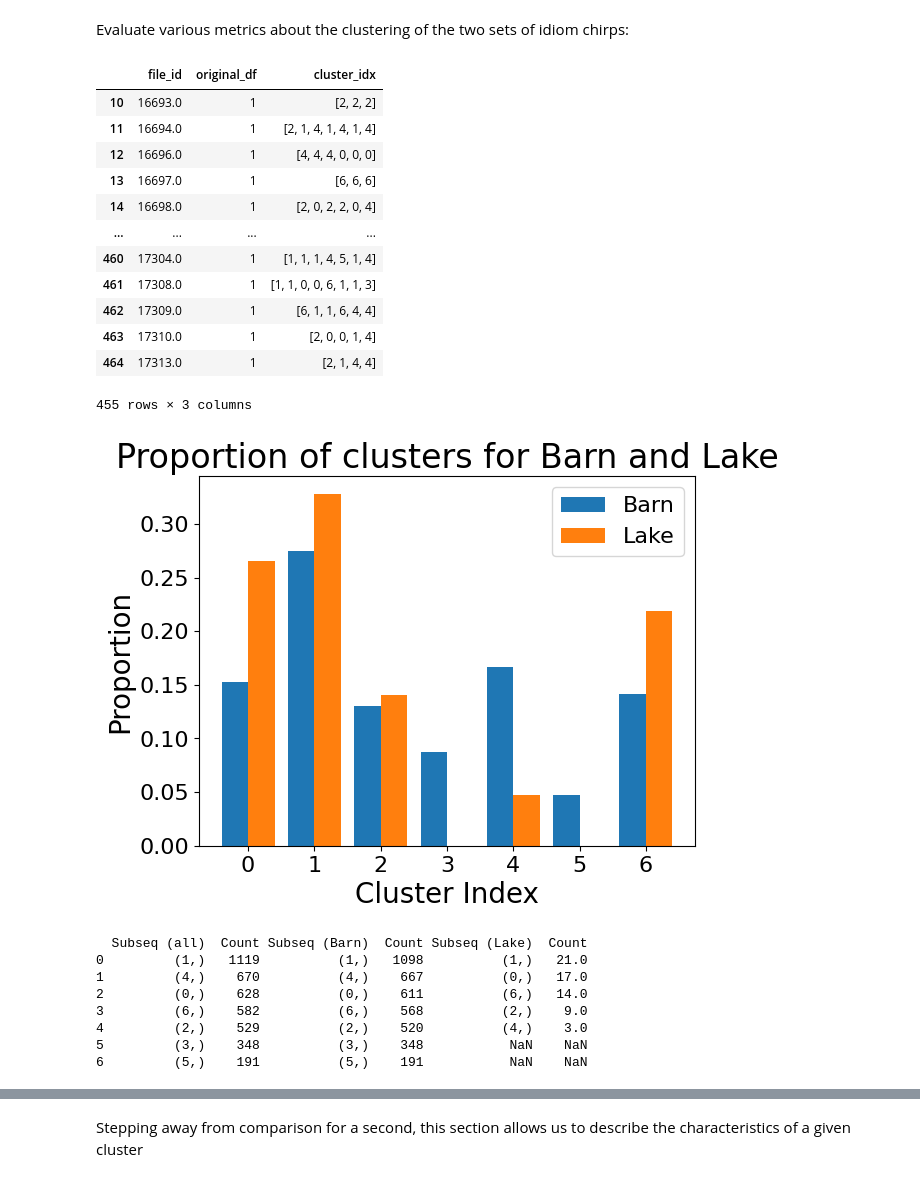
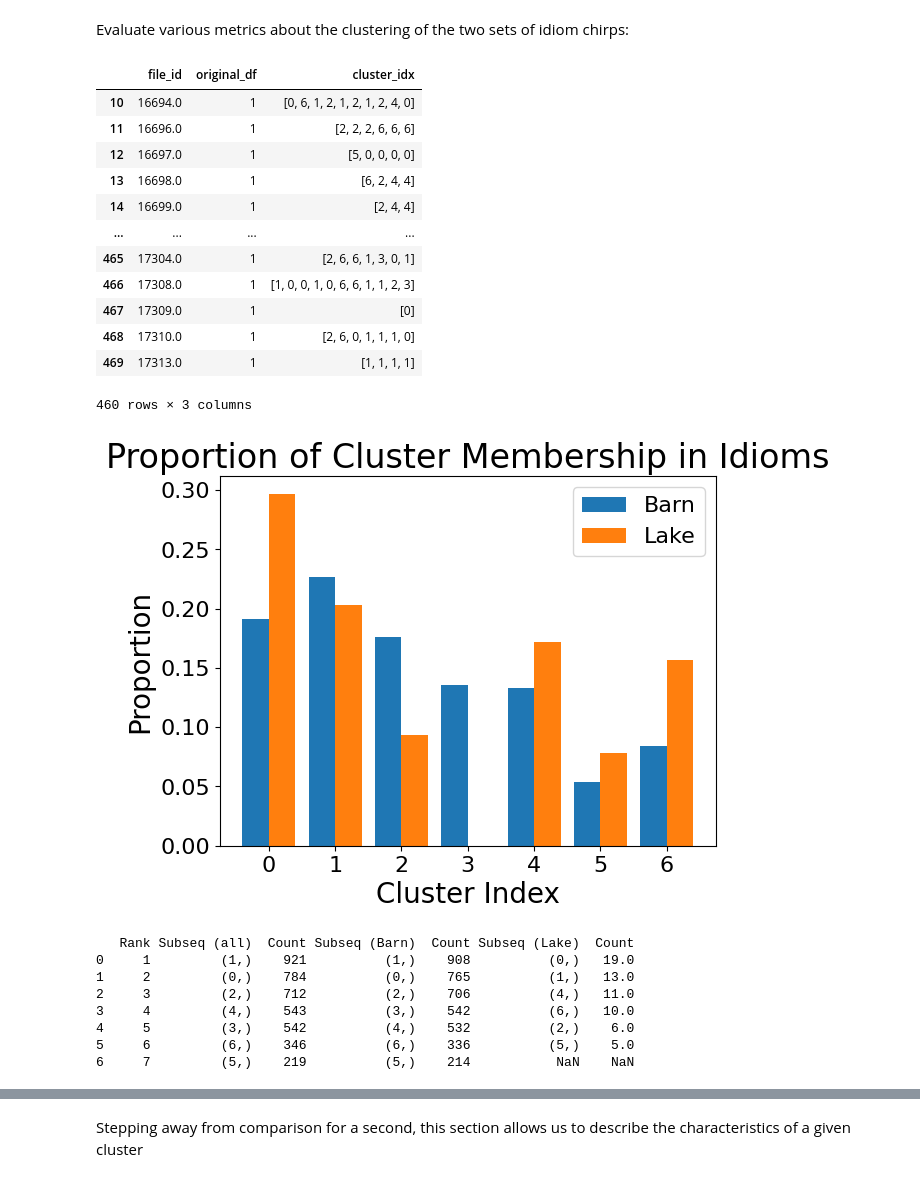
Before and after one commit to paepcke/bats, a Jupyter notebook: src/andrew/compare_results.ipynb, the cells around one changed output, grey strips where cells are left out. Drawn from its saved outputs; the diff is of its cells as text; code cells hidden in the pictures.

```diff
--- a/src/andrew/compare_results.ipynb
+++ b/src/andrew/compare_results.ipynb
@@ -27,12 +27,14 @@ exp_1_name = "Barn"
 exp_2_name = "Lake"
 # %%
 chirp_attributes_1 = pd.read_csv(f"{results_1}/test_set_chirp_attributes.csv")
-chirp_attributes_1 = pd.read_csv(f"{results_1}/all_chirp_measures_scaled.csv")
+chirp_attributes_1 = pd.read_csv(f"{results_1}/all_chirp_measures_scaled_quantile.csv")
+chirp_attributes_1 = pd.read_csv(f"{results_1}/all_chirp_measures_scaled_robust.csv")
 idiom_boundaries_1 = pd.read_csv(f"{results_1}/idiom_boundaries.csv", header=None)
 confidence_measures_1 = pd.read_csv(f"{results_1}/chirp_prediction_confidence_measures.csv")
 
 chirp_attributes_2 = pd.read_csv(f"{results_2}/test_set_chirp_attributes.csv")
-chirp_attributes_2 = pd.read_csv(f"{results_2}/all_chirp_measures_scaled.csv")
+chirp_attributes_2 = pd.read_csv(f"{results_2}/all_chirp_measures_scaled_quantile.csv")
+chirp_attributes_2 = pd.read_csv(f"{results_2}/all_chirp_measures_scaled_robust.csv")
 idiom_boundaries_2 = pd.read_csv(f"{results_2}/idiom_boundaries.csv", header=None)
 confidence_measures_2 = pd.read_csv(f"{results_2}/chirp_prediction_confidence_measures.csv")
 # %%
@@ -158,6 +160,6 @@ idiom_chirp_attributes
 4067 rows × 41 columns
 # %%
-NO_AMP = 2 # set to 0 to keep all amp features, 1 to remove [Amp1stQrtl, Amp2ndQrtl, Amp3rdQrtl, Amp4thQrtl], 2 to remove all amp features
+NO_AMP = 0 # set to 0 to keep all amp features, 1 to remove [Amp1stQrtl, Amp2ndQrtl, Amp3rdQrtl, Amp4thQrtl], 2 to remove all amp features
 
 idiom_chirp_data = idiom_chirp_attributes.loc[:, 'PrecedingIntrvl':'AmpK@start'].to_numpy()
 
@@ -348,36 +352,36 @@ idiom_label_sequences = idiom_chirp_attributes.groupby(["file_id", "original_df"
 idiom_label_sequences.loc[idiom_label_sequences["original_df"] == 1]
 # %% [output]
 |  | file_id | original_df | cluster_idx |
-| 10 | 16693.0 | 1 | [2, 2, 2] |
-| 11 | 16694.0 | 1 | [2, 1, 4, 1, 4, 1, 4] |
-| 12 | 16696.0 | 1 | [4, 4, 4, 0, 0, 0] |
-| 13 | 16697.0 | 1 | [6, 6, 6] |
-| 14 | 16698.0 | 1 | [2, 0, 2, 2, 0, 4] |
+| 10 | 16694.0 | 1 | [0, 6, 1, 2, 1, 2, 1, 2, 4, 0] |
+| 11 | 16696.0 | 1 | [2, 2, 2, 6, 6, 6] |
+| 12 | 16697.0 | 1 | [5, 0, 0, 0, 0] |
+| 13 | 16698.0 | 1 | [6, 2, 4, 4] |
+| 14 | 16699.0 | 1 | [2, 4, 4] |
 | ... | ... | ... | ... |
-| 460 | 17304.0 | 1 | [1, 1, 1, 4, 5, 1, 4] |
-| 461 | 17308.0 | 1 | [1, 1, 0, 0, 6, 1, 1, 3] |
-| 462 | 17309.0 | 1 | [6, 1, 1, 6, 4, 4] |
-| 463 | 17310.0 | 1 | [2, 0, 0, 1, 4] |
-| 464 | 17313.0 | 1 | [2, 1, 4, 4] |
+| 465 | 17304.0 | 1 | [2, 6, 6, 1, 3, 0, 1] |
+| 466 | 17308.0 | 1 | [1, 0, 0, 1, 0, 6, 6, 1, 1, 2, 3] |
+| 467 | 17309.0 | 1 | [0] |
+| 468 | 17310.0 | 1 | [2, 6, 0, 1, 1, 1, 0] |
+| 469 | 17313.0 | 1 | [1, 1, 1, 1] |
-455 rows × 3 columns
+460 rows × 3 columns
 # %%
 # FIGURE: 12.1
 
 # plot a histogram of cluster indices across the two experiments
 first_exp_clusters = idiom_chirp_attributes.loc[idiom_chirp_attributes["original_df"] == 1]['cluster_idx'].values
 second_exp_clusters = idiom_chirp_attributes.loc[idiom_chirp_attributes["original_df"] == 2]['cluster_idx'].values
 plt.hist([first_exp_clusters, second_exp_clusters],
          bins=(np.arange(min(chirp_labels), max(chirp_labels) + 2) - 0.5),
          density=True,
         #  stacked=True,
          )
 plt.xticks(range(min(chirp_labels), max(chirp_labels) + 1))
-plt.title(f"Proportion of clusters for {exp_1_name} and {exp_2_name}")
+plt.title(f"Proportion of Cluster Membership in Idioms")
 plt.xlabel("Cluster Index")
 plt.ylabel("Proportion")
 plt.legend([exp_1_name, exp_2_name]);
 # %% [output]
-[figure, old version]
+[figure, new version]
 # %%
 # FIGURE: 12.2
 
@@ -400,13 +404,15 @@ subseq_exp2 = most_common_subsequences(idiom_label_sequences.loc[idiom_label_seq
 subseq_all = pd.DataFrame(subseq_all, columns=[f'{"Subseq" if SUBSEQ_TYPE == "all" else SUBSEQ_TYPE} (all)', 'Count'])
 subseq_exp1 = pd.DataFrame(subseq_exp1, columns=[f'{"Subseq" if SUBSEQ_TYPE == "all" else SUBSEQ_TYPE} ({exp_1_name})', 'Count'])
 subseq_exp2 = pd.DataFrame(subseq_exp2, columns=[f'{"Subseq" if SUBSEQ_TYPE == "all" else SUBSEQ_TYPE} ({exp_2_name})', 'Count'])
-print(pd.concat([subseq_all, subseq_exp1, subseq_exp2], axis=1))
+res = pd.concat([subseq_all, subseq_exp1, subseq_exp2], axis=1)
+res.insert(0, "Rank", range(1, len(res) + 1))
+print(res)
 # %% [output]
-  Subseq (all)  Count Subseq (Barn)  Count Subseq (Lake)  Count
-0         (1,)   1119          (1,)   1098          (1,)   21.0
-1         (4,)    670          (4,)    667          (0,)   17.0
-2         (0,)    628          (0,)    611          (6,)   14.0
-3         (6,)    582          (6,)    568          (2,)    9.0
-4         (2,)    529          (2,)    520          (4,)    3.0
-5         (3,)    348          (3,)    348           NaN    NaN
-6         (5,)    191          (5,)    191           NaN    NaN
+   Rank Subseq (all)  Count Subseq (Barn)  Count Subseq (Lake)  Count
+0     1         (1,)    921          (1,)    908          (0,)   19.0
+1     2         (0,)    784          (0,)    765          (1,)   13.0
+2     3         (2,)    712          (2,)    706          (4,)   11.0
+3     4         (4,)    543          (3,)    542          (6,)   10.0
+4     5         (3,)    542          (4,)    532          (2,)    6.0
+5     6         (6,)    346          (6,)    336          (5,)    5.0
+6     7         (5,)    219          (5,)    214           NaN    NaN
```
Also changed, not shown: parts of 17 cells of this notebook, 4 other files.
